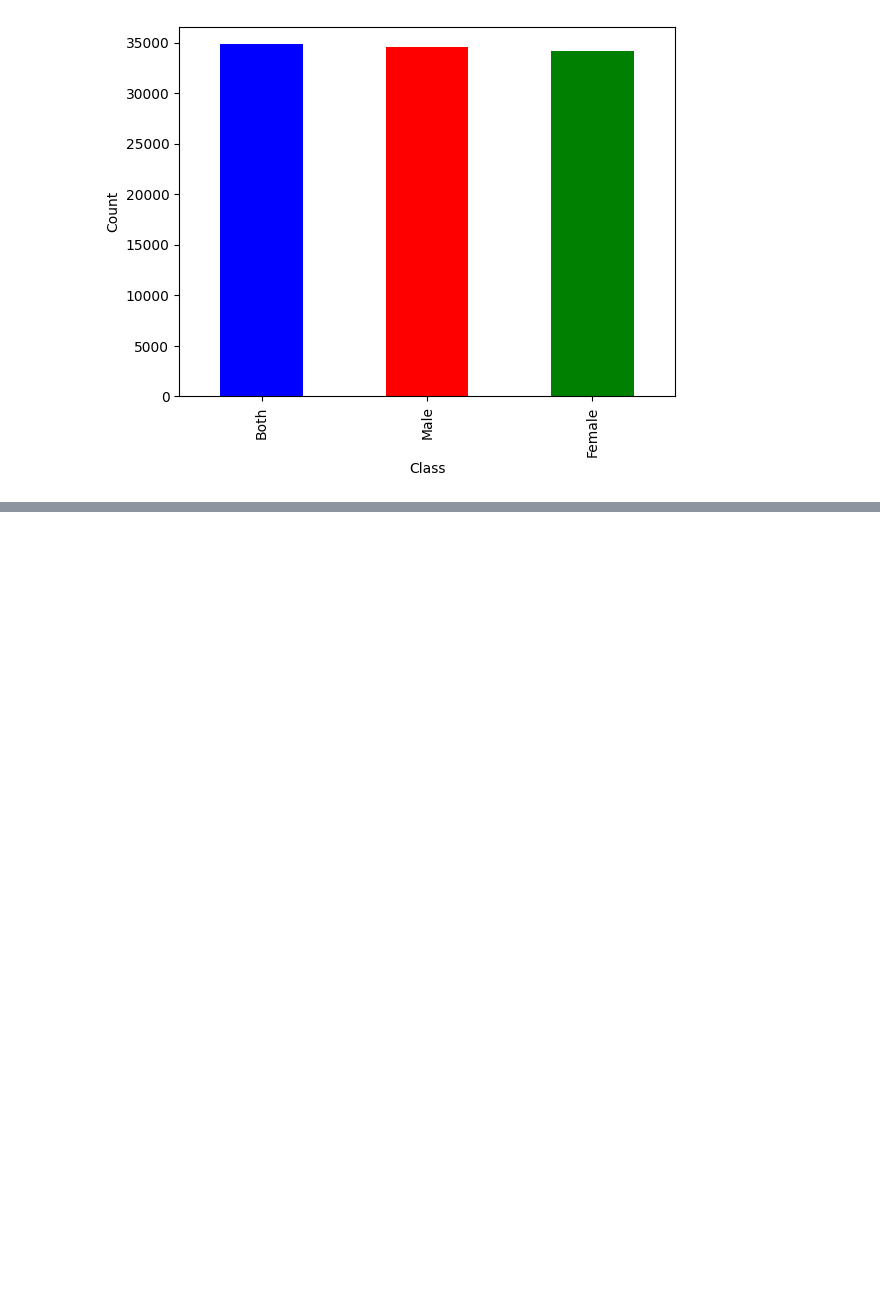
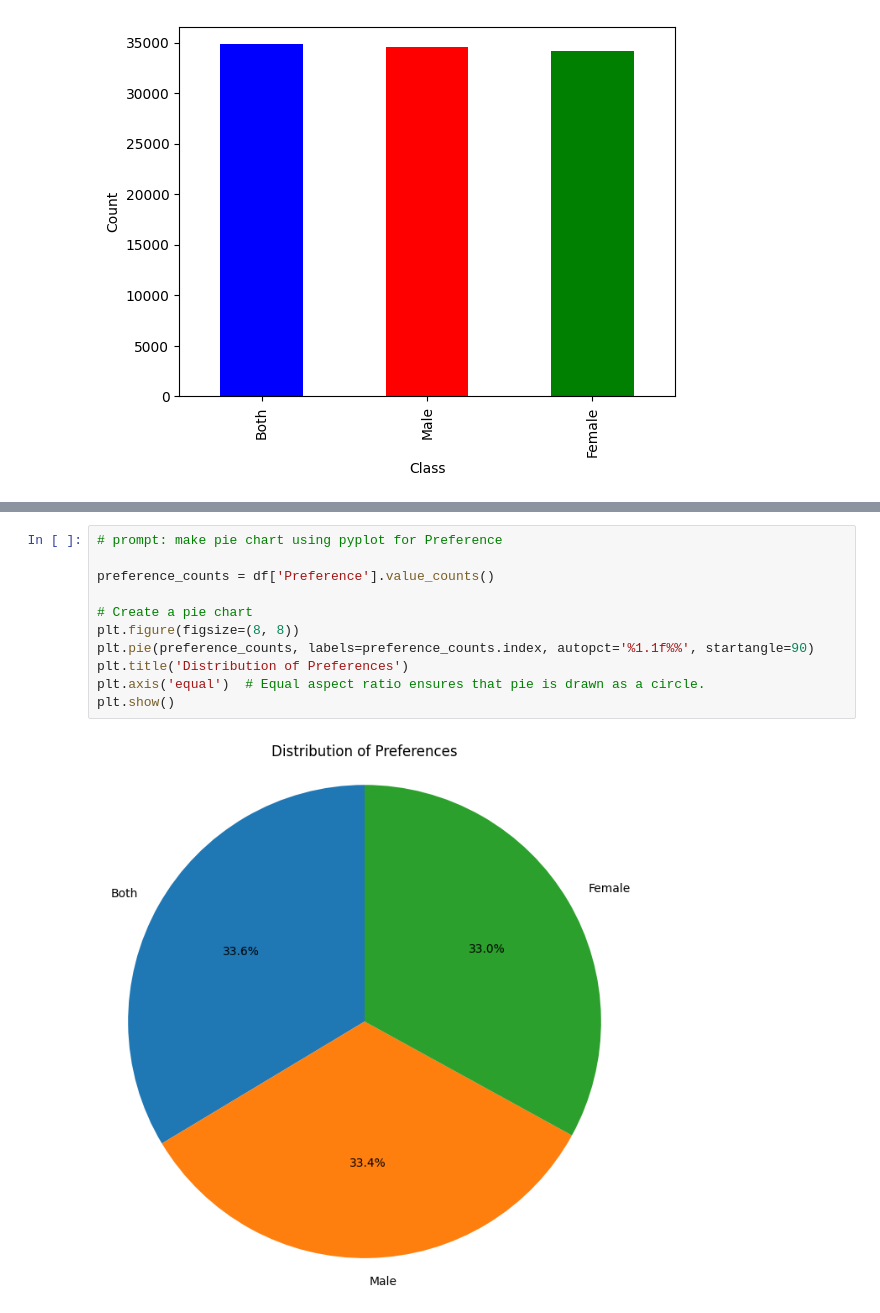
Before and after one commit to musiur/preprocess_salary_dataset, a Jupyter notebook: data-cleaning-salary-prediction.ipynb, the cells around one changed output, grey strips where cells are left out. Cells and saved outputs as stored; diff of their text form; blank space fills up the shorter version.

```diff
--- a/data-cleaning-salary-prediction.ipynb
+++ b/data-cleaning-salary-prediction.ipynb
@@ -179,0 +204,13 @@ plt.show()
+# %%
+# prompt: make pie chart using pyplot for Preference
+
+preference_counts = df['Preference'].value_counts()
+
+# Create a pie chart
+plt.figure(figsize=(8, 8))
+plt.pie(preference_counts, labels=preference_counts.index, autopct='%1.1f%%', startangle=90)
+plt.title('Distribution of Preferences')
+plt.axis('equal')  # Equal aspect ratio ensures that pie is drawn as a circle.
+plt.show()
+# %% [output]
+[figure, added]
```
Also changed, not shown: parts of 9 cells of this notebook.
